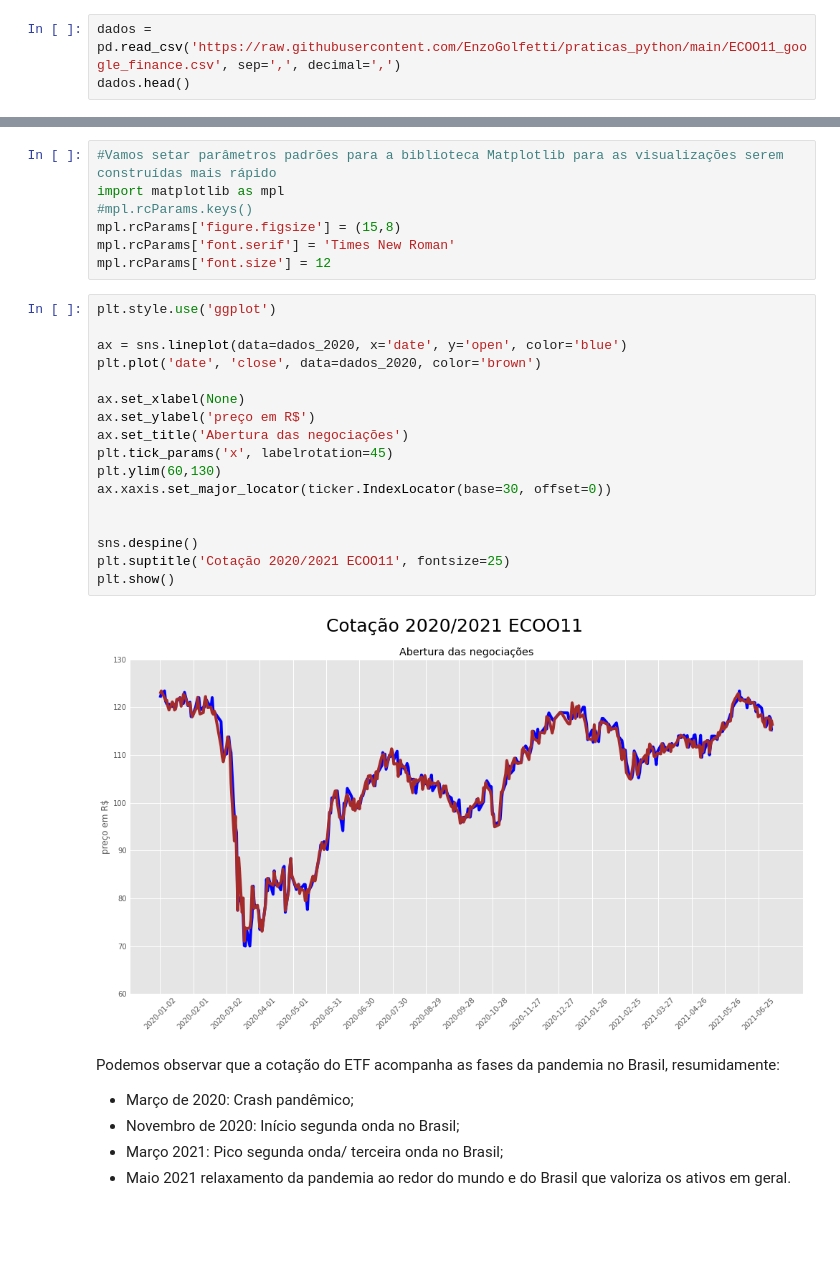
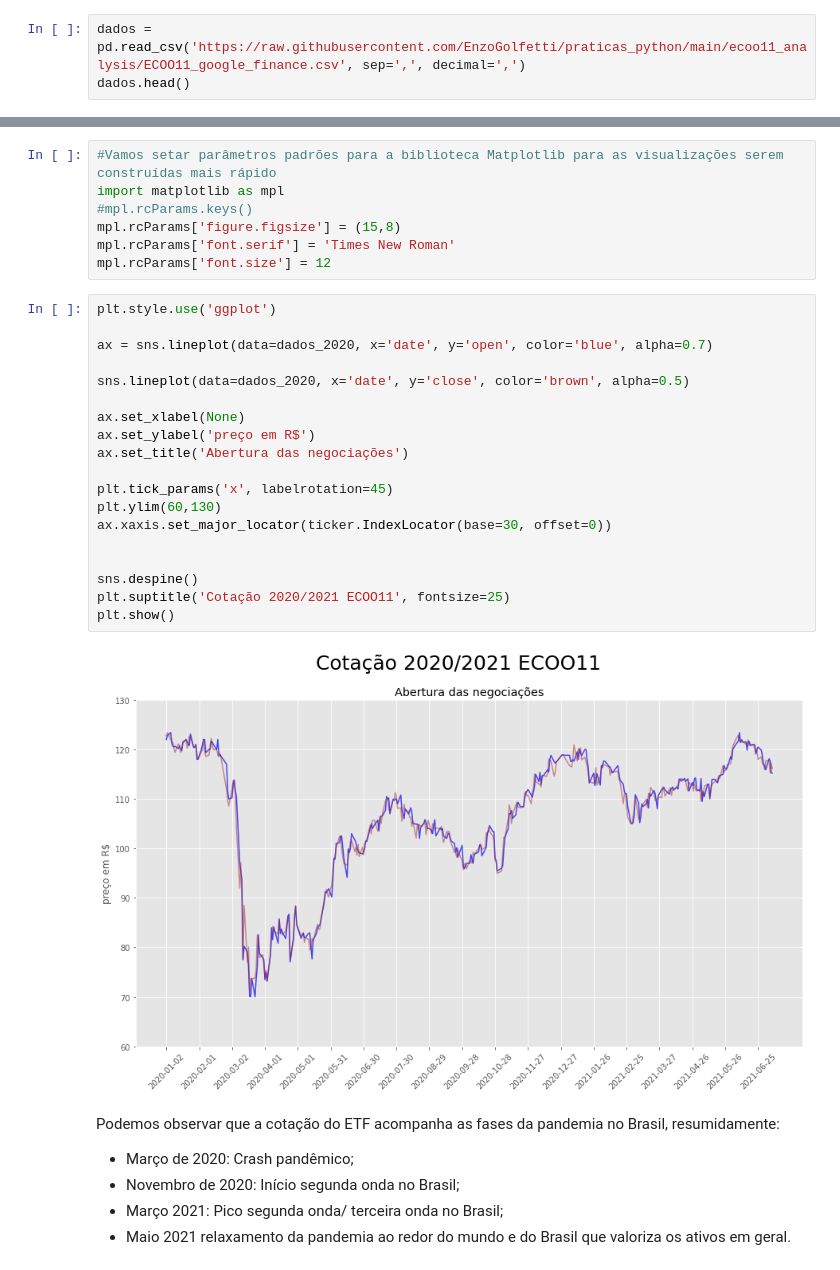
Before and after one commit to EnzoGolfetti/praticas_python, a Jupyter notebook: ECOO11_an_Analysis.ipynb, the cells around one changed output, grey strips where cells are left out. Cells and saved outputs as stored; diff of their text form; blank space fills up the shorter version.

```diff
--- a/ECOO11_an_Analysis.ipynb
+++ b/ECOO11_an_Analysis.ipynb
@@ -99,5 +149,5 @@ data[(data['Date'] >= '2015-01-01') & (data['Date'] <= '2019-01-01')]
 # %%
-dados = pd.read_csv('https://raw.githubusercontent.com/EnzoGolfetti/praticas_python/main/ECOO11_google_finance.csv', sep=',', decimal=',')
+dados = pd.read_csv('https://raw.githubusercontent.com/EnzoGolfetti/praticas_python/main/ecoo11_analysis/ECOO11_google_finance.csv', sep=',', decimal=',')
 dados.head()
 # %% [output]
 |  | Date | Open | High | Low | Close | Volume |
@@ -248,22 +319,24 @@ mpl.rcParams['font.size'] = 12
 # %%
 plt.style.use('ggplot')
 
-ax = sns.lineplot(data=dados_2020, x='date', y='open', color='blue')
-plt.plot('date', 'close', data=dados_2020, color='brown')
+ax = sns.lineplot(data=dados_2020, x='date', y='open', color='blue', alpha=0.7)
+
+sns.lineplot(data=dados_2020, x='date', y='close', color='brown', alpha=0.5)
 
 ax.set_xlabel(None)
 ax.set_ylabel('preço em R$')
 ax.set_title('Abertura das negociações')
+
 plt.tick_params('x', labelrotation=45)
 plt.ylim(60,130)
 ax.xaxis.set_major_locator(ticker.IndexLocator(base=30, offset=0))
 
 
 sns.despine()
 plt.suptitle('Cotação 2020/2021 ECOO11', fontsize=25)
 plt.show()
 # %% [output]
-[figure, old version]
+[figure, new version]
 # %% [markdown]
 Podemos observar que a cotação do ETF acompanha as fases da pandemia no Brasil, resumidamente:
 
```
Also changed, not shown: parts of 120 cells of this notebook.
